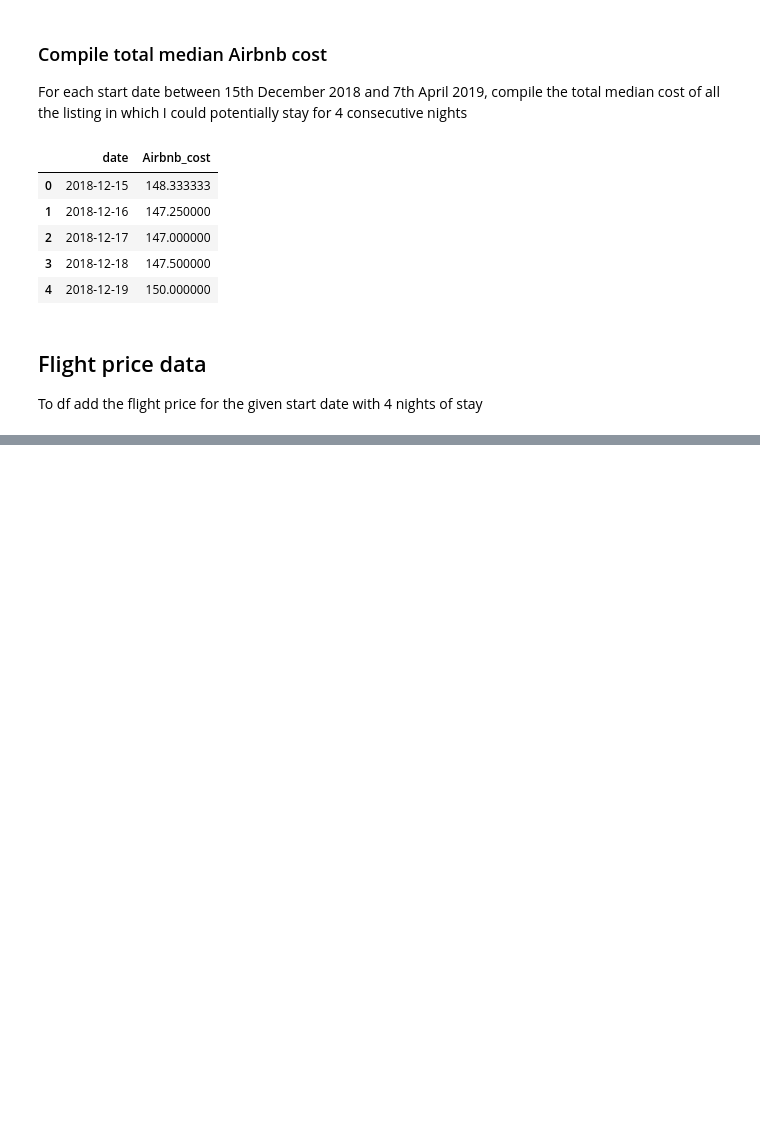
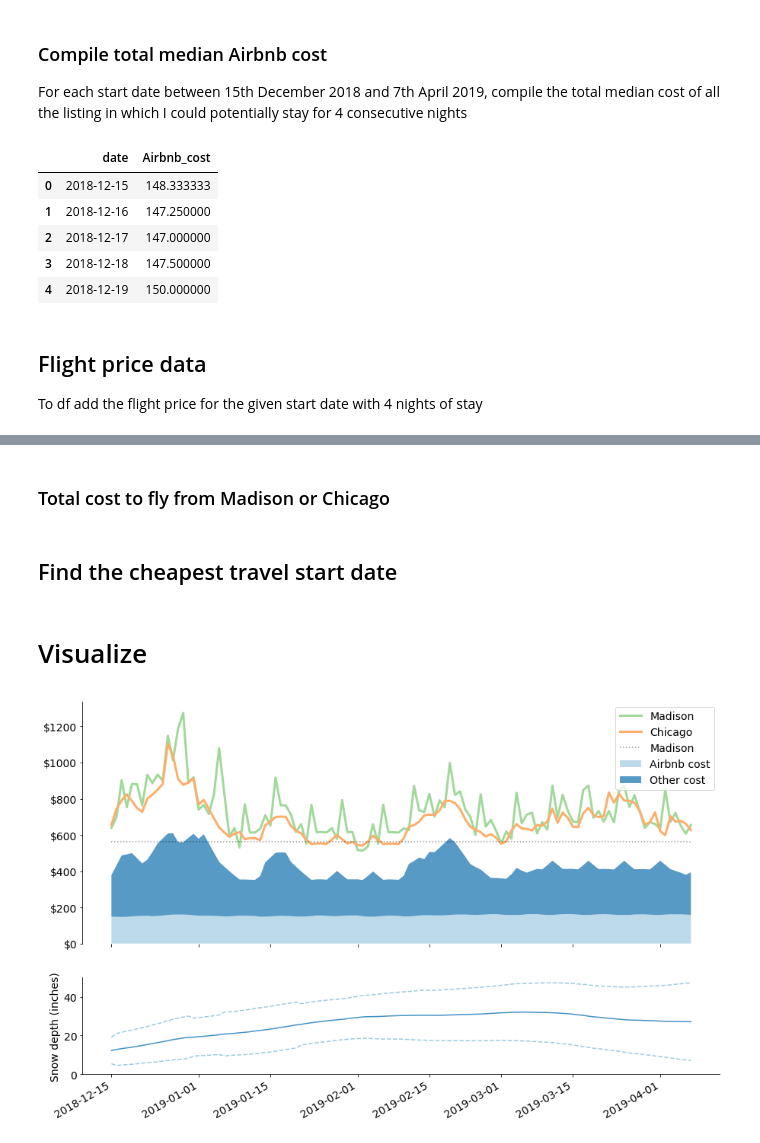
Before and after one commit to mohakpatel/VacationPlanner, a Jupyter notebook: Combined cost analysis.ipynb, the cells around one changed output, grey strips where cells are left out. Saved outputs shown, nothing was run; the diff lists cells and outputs as text; code cells hidden in the pictures; blank space fills up the shorter version.

Commit message:
:heavy_plus_sign: Visualize

```diff
--- a/Combined cost analysis.ipynb
+++ b/Combined cost analysis.ipynb
@@ -120,0 +148,10 @@ df.head()
+# %%
+weather = pd.read_csv('../../Data/VacationPlanner/weather_trend.csv')
+weather = weather.set_index('date')
+
+df['snwd'] = df['date'].apply(lambda x: weather.loc[x, 'SNWD'])
+df['temp'] = df['date'].apply(lambda x: weather.loc[x, 'TAVG'])
+df['snwd_std'] = df['date'].apply(lambda x: weather.loc[x, 'SNWD_STD'])
+df['temp_std'] = df['date'].apply(lambda x: weather.loc[x, 'TAVG_STD'])
+
+df.head()
@@ -120,0 +165,58 @@ df.head()
+# %% [markdown]
+### Total cost to fly from Madison or Chicago
+# %%
+df['Madison'] = df['fly_Madison'] + df['other_cost'] + df['Airbnb_cost']
+df['Chicago'] = df['fly_Chicago'] + df['other_cost'] + df['Airbnb_cost']
+# %% [markdown]
+## Find the cheapest travel start date
+# %%
+cheapest_price = df[['Madison', 'Chicago']].min().min()
+# %% [markdown]
+# Visualize
+# %%
+fig, ax = plt.subplots(2,1, sharex=True, figsize = (15,10),
+                        gridspec_kw = {'height_ratios':[3, 1.2]})
+plt.rcParams.update({'font.size': 14})
+
+# First subplot has stacked price cost for line plot for flight ticket from Madison and Chicago
+labels = ["Airbnb cost", "Other cost"]
+colors = ['#a6cee3', '#1f78b4']
+
+ax[0].stackplot(df['date'],
+                df['Airbnb_cost'],
+                df['other_cost'],
+                labels=labels,
+                colors=colors,
+                alpha=0.75)
+ax[0].plot(df['date'], df['Madison'], 'k', color='#a1d99b', linewidth=3)
+ax[0].plot(df['date'], df['Chicago'], 'k', color='#fdae6b', linewidth=3)
+ax[0].plot(df['date'], 0*df['Madison']+cheapest_price+50, ':k', alpha=0.4)
+ax[0].legend(fontsize=14, loc='upper right')
+ax[0].spines["top"].set_visible(False)
+ax[0].spines["right"].set_visible(False)
+ax[0].spines["bottom"].set_visible(False)
+ax[0].set_yticklabels(['${0:0.0f}'.format(x) for x in ax[0].get_yticks()])
+
+# Draw snowdepth plot
+lower = df['snwd'] - df['snwd_std']
+lower[lower<0] = 0
+upper = df['snwd'] + df['snwd_std']
+# ax[1].fill_between(df['date'], lower*0, df['snwd'],
+#             alpha=0.1, facecolor='#deebf7')
+# ax[1].fill_between(df['date'], df['snwd'], upper,
+#             alpha=0.1, facecolor='#f7fbff')
+ax[1].plot(df['date'], lower, '--', color='#9ecae1')
+ax[1].plot(df['date'], upper, '--', color='#9ecae1')
+ax[1].plot(df['date'], df['snwd'], 'k', color='#4292c6')
+ax[1].spines["top"].set_visible(False)
+ax[1].spines["right"].set_visible(False)
+ax[1].set_ylabel('Snow depth (inches)', fontdict={'size':14});
+ax[1].set_ylim(0,50)
+
+xticks = ['2018-12-15', '2019-01-01', '2019-01-15', '2019-02-01', '2019-02-15', '2019-03-01',
+          '2019-03-15', '2019-04-01']
+ax[1].set_xticks(xticks)
+
+fig.autofmt_xdate()
+# %% [output]
+[figure, added]
```
Also changed, not shown: parts of 7 cells of this notebook.
